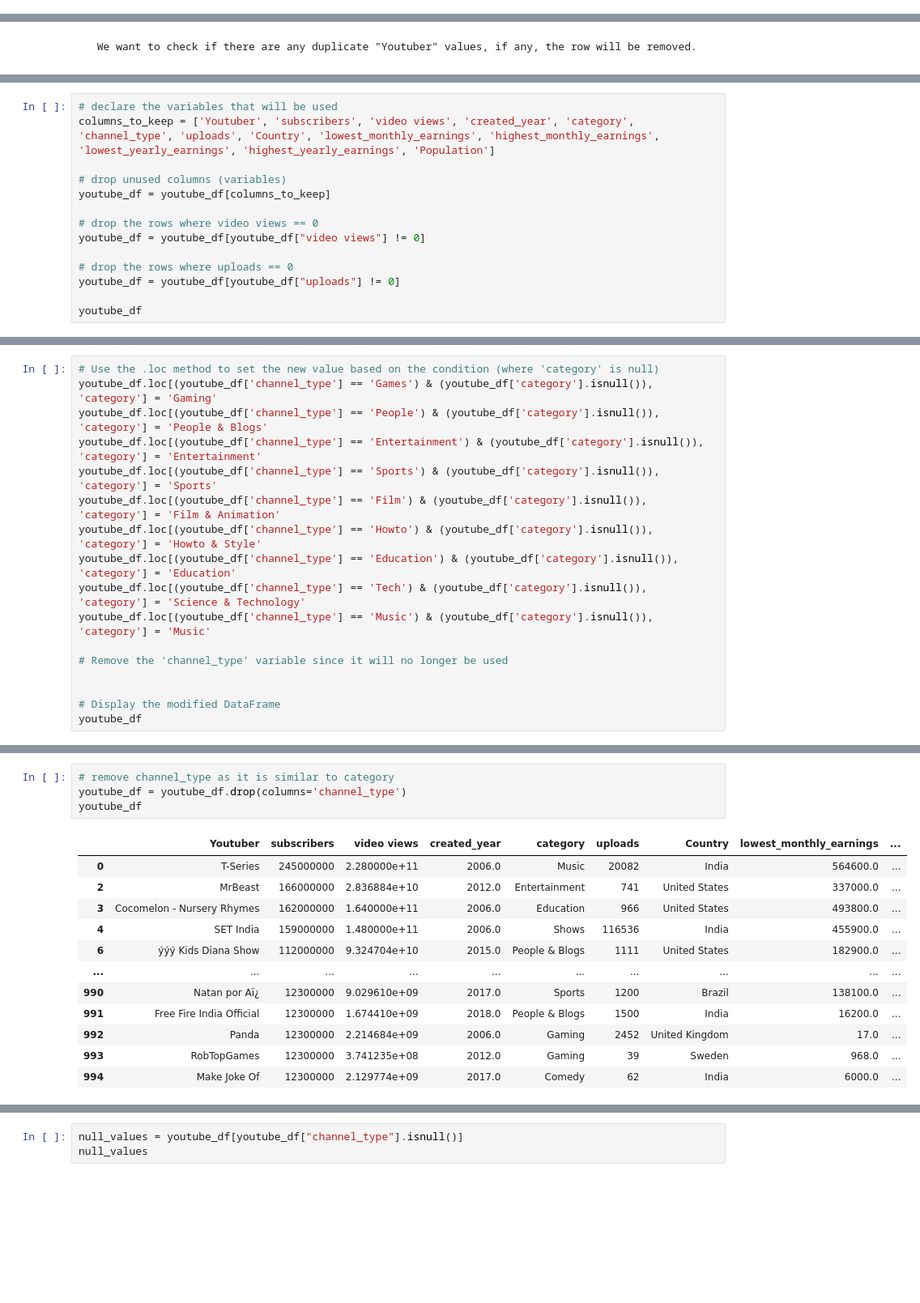
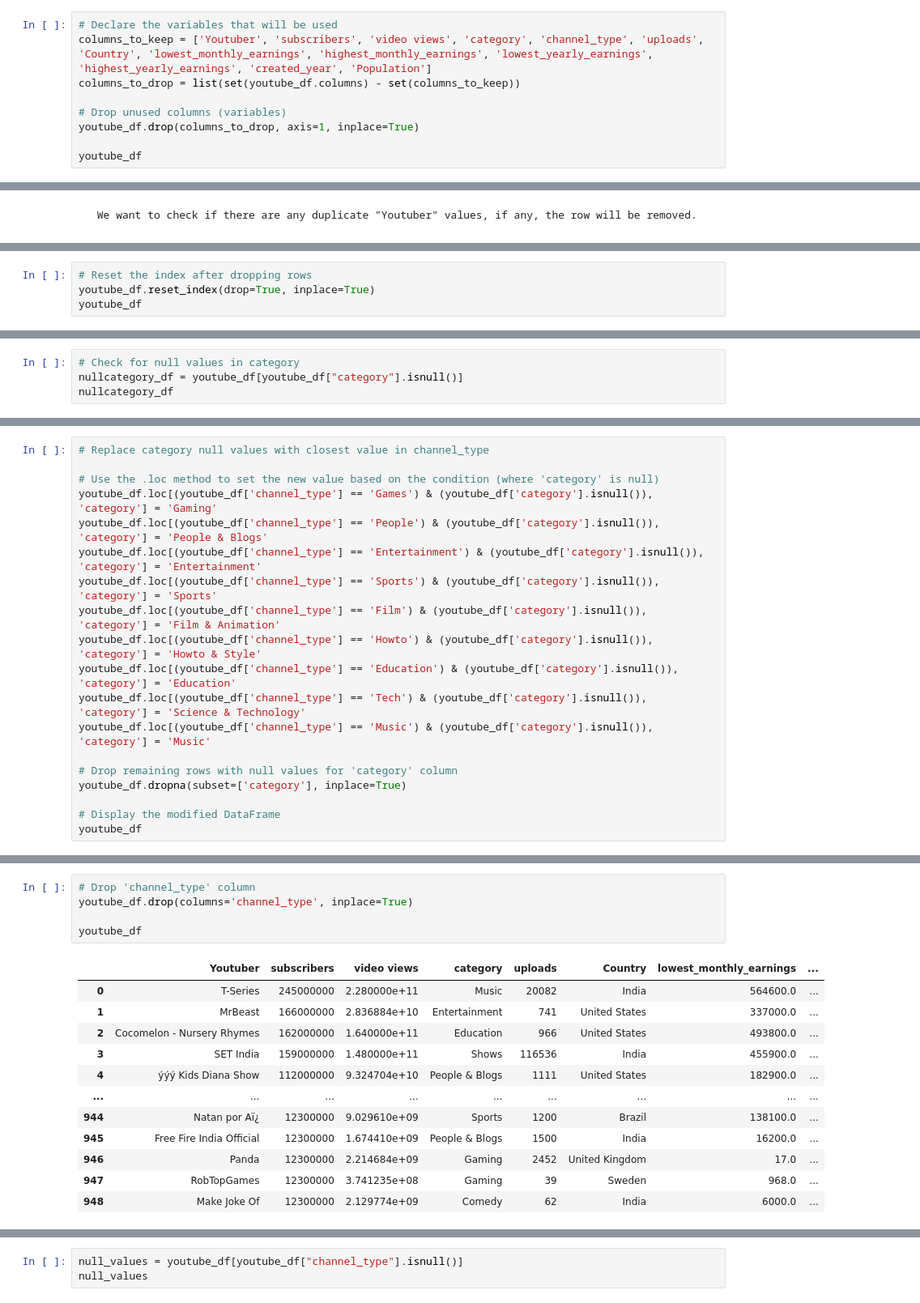
Before and after one commit to Alexxanderson/CSMODEL-PROJECT, a Jupyter notebook: MCO1/Phase1Notebook.ipynb, the cells around one changed output, grey strips where cells are left out. Shown at 81% size. Saved outputs shown, nothing was run; the diff lists cells and outputs as text; blank space fills up the shorter version.

```diff
--- a/MCO1/Phase1Notebook.ipynb
+++ b/MCO1/Phase1Notebook.ipynb
@@ -122,0 +139,9 @@ Data types: float64(18), int64(3), object(7)<br>
+# %%
+# Declare the variables that will be used
+columns_to_keep = ['Youtuber', 'subscribers', 'video views', 'category', 'channel_type', 'uploads', 'Country', 'lowest_monthly_earnings', 'highest_monthly_earnings', 'lowest_yearly_earnings', 'highest_yearly_earnings', 'created_year', 'Population']
+columns_to_drop = list(set(youtube_df.columns) - set(columns_to_keep))
+
+# Drop unused columns (variables)
+youtube_df.drop(columns_to_drop, axis=1, inplace=True)
+
+youtube_df
@@ -146,0 +215,4 @@ Number of unique values in 'Youtuber': 995
+# %%
+# Reset the index after dropping rows
+youtube_df.reset_index(drop=True, inplace=True)
+youtube_df
@@ -152,15 +237,5 @@ Number of unique values in 'Youtuber': 995
 # %%
-# declare the variables that will be used
-columns_to_keep = ['Youtuber', 'subscribers', 'video views', 'created_year', 'category', 'channel_type', 'uploads', 'Country', 'lowest_monthly_earnings', 'highest_monthly_earnings', 'lowest_yearly_earnings', 'highest_yearly_earnings', 'Population']
-
-# drop unused columns (variables)
-youtube_df = youtube_df[columns_to_keep]
-
-# drop the rows where video views == 0
-youtube_df = youtube_df[youtube_df["video views"] != 0]
-
-# drop the rows where uploads == 0
-youtube_df = youtube_df[youtube_df["uploads"] != 0]
-
-youtube_df
+# Check for null values in category
+nullcategory_df = youtube_df[youtube_df["category"].isnull()]
+nullcategory_df
 # %% [output]
@@ -235,4 +313,6 @@ nullcategory_df
 # %%
+# Replace category null values with closest value in channel_type
+
 # Use the .loc method to set the new value based on the condition (where 'category' is null)
 youtube_df.loc[(youtube_df['channel_type'] == 'Games') & (youtube_df['category'].isnull()), 'category'] = 'Gaming'
 youtube_df.loc[(youtube_df['channel_type'] == 'People') & (youtube_df['category'].isnull()), 'category'] = 'People & Blogs'
@@ -244,8 +324,8 @@ youtube_df.loc[(youtube_df['channel_type'] == 'Education') & (youtube_df['catego
 youtube_df.loc[(youtube_df['channel_type'] == 'Tech') & (youtube_df['category'].isnull()), 'category'] = 'Science & Technology'
 youtube_df.loc[(youtube_df['channel_type'] == 'Music') & (youtube_df['category'].isnull()), 'category'] = 'Music'
 
-# Remove the 'channel_type' variable since it will no longer be used
-
+# Drop remaining rows with null values for 'category' column
+youtube_df.dropna(subset=['category'], inplace=True)
 
 # Display the modified DataFrame
 youtube_df
@@ -266,17 +348,18 @@ youtube_df
 # %%
-# remove channel_type as it is similar to category
-youtube_df = youtube_df.drop(columns='channel_type')
+# Drop 'channel_type' column
+youtube_df.drop(columns='channel_type', inplace=True)
+
 youtube_df
 # %% [output]
-|  | Youtuber | subscribers | video views | created_year | category | uploads | Country | lowest_monthly_earnings | ... |
-| 0 | T-Series | 245000000 | 2.280000e+11 | 2006.0 | Music | 20082 | India | 564600.0 | ... |
-| 2 | MrBeast | 166000000 | 2.836884e+10 | 2012.0 | Entertainment | 741 | United States | 337000.0 | ... |
-| 3 | Cocomelon - Nursery Rhymes | 162000000 | 1.640000e+11 | 2006.0 | Education | 966 | United States | 493800.0 | ... |
-| 4 | SET India | 159000000 | 1.480000e+11 | 2006.0 | Shows | 116536 | India | 455900.0 | ... |
-| 6 | ýýý Kids Diana Show | 112000000 | 9.324704e+10 | 2015.0 | People & Blogs | 1111 | United States | 182900.0 | ... |
-| ... | ... | ... | ... | ... | ... | ... | ... | ... | ... |
-| 990 | Natan por Aï¿ | 12300000 | 9.029610e+09 | 2017.0 | Sports | 1200 | Brazil | 138100.0 | ... |
-| 991 | Free Fire India Official | 12300000 | 1.674410e+09 | 2018.0 | People & Blogs | 1500 | India | 16200.0 | ... |
-| 992 | Panda | 12300000 | 2.214684e+09 | 2006.0 | Gaming | 2452 | United Kingdom | 17.0 | ... |
-| 993 | RobTopGames | 12300000 | 3.741235e+08 | 2012.0 | Gaming | 39 | Sweden | 968.0 | ... |
-| 994 | Make Joke Of | 12300000 | 2.129774e+09 | 2017.0 | Comedy | 62 | India | 6000.0 | ... |
+|  | Youtuber | subscribers | video views | category | uploads | Country | lowest_monthly_earnings | ... |
+| 0 | T-Series | 245000000 | 2.280000e+11 | Music | 20082 | India | 564600.0 | ... |
+| 1 | MrBeast | 166000000 | 2.836884e+10 | Entertainment | 741 | United States | 337000.0 | ... |
+| 2 | Cocomelon - Nursery Rhymes | 162000000 | 1.640000e+11 | Education | 966 | United States | 493800.0 | ... |
+| 3 | SET India | 159000000 | 1.480000e+11 | Shows | 116536 | India | 455900.0 | ... |
+| 4 | ýýý Kids Diana Show | 112000000 | 9.324704e+10 | People & Blogs | 1111 | United States | 182900.0 | ... |
+| ... | ... | ... | ... | ... | ... | ... | ... | ... |
+| 944 | Natan por Aï¿ | 12300000 | 9.029610e+09 | Sports | 1200 | Brazil | 138100.0 | ... |
+| 945 | Free Fire India Official | 12300000 | 1.674410e+09 | People & Blogs | 1500 | India | 16200.0 | ... |
+| 946 | Panda | 12300000 | 2.214684e+09 | Gaming | 2452 | United Kingdom | 17.0 | ... |
+| 947 | RobTopGames | 12300000 | 3.741235e+08 | Gaming | 39 | Sweden | 968.0 | ... |
+| 948 | Make Joke Of | 12300000 | 2.129774e+09 | Comedy | 62 | India | 6000.0 | ... |
```
Also changed, not shown: parts of 20 cells of this notebook.
